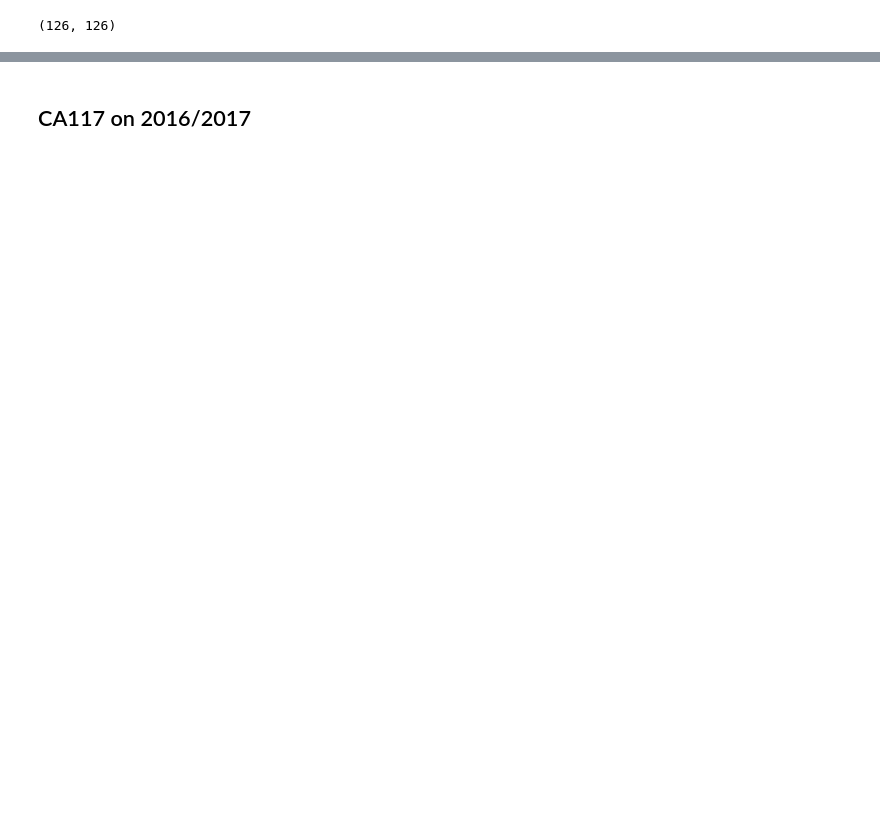
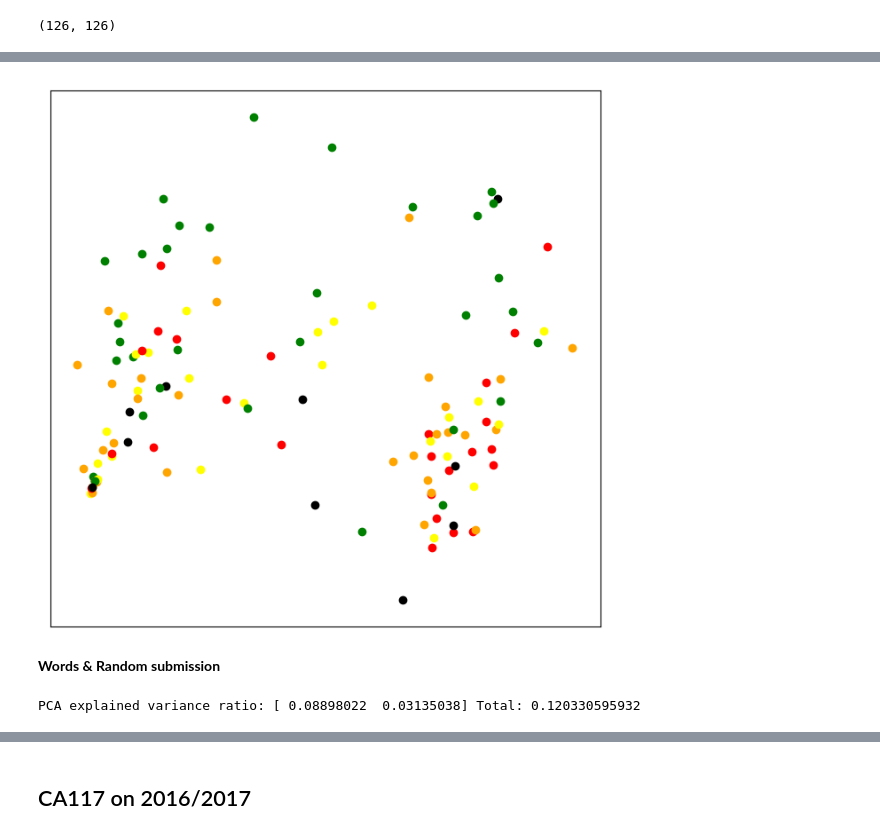
Before and after one commit to dazcona/user2code2vec, a Jupyter notebook: user2code2vec.ipynb, the cells around one changed output, grey strips where cells are left out. Drawn from its saved outputs; the diff is of its cells as text; code cells hidden in the pictures; blank space fills up the shorter version.

```diff
--- a/user2code2vec.ipynb
+++ b/user2code2vec.ipynb
@@ -319,0 +355,6 @@ plot_vectors(word_pca, word_avg_grade, figsize=(18, 18))
+# %%
+plot_vectors(word_pca, word_grades, c='five')
+# %% [output]
+[figure, added]
+# %% [markdown]
+**Words & Random submission**
@@ -319,0 +371,4 @@ plot_vectors(word_pca, word_avg_grade, figsize=(18, 18))
+# %%
+word_random_pca = get_pca(word_random_long_vectors)
+# %% [output]
+PCA explained variance ratio: [ 0.08898022  0.03135038] Total: 0.120330595932
```
Also changed, not shown: parts of 52 cells of this notebook, 1 other file.
